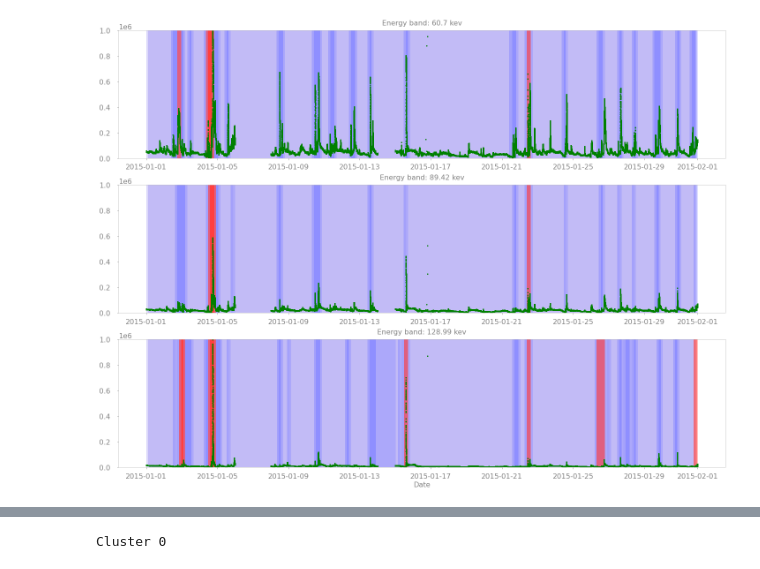
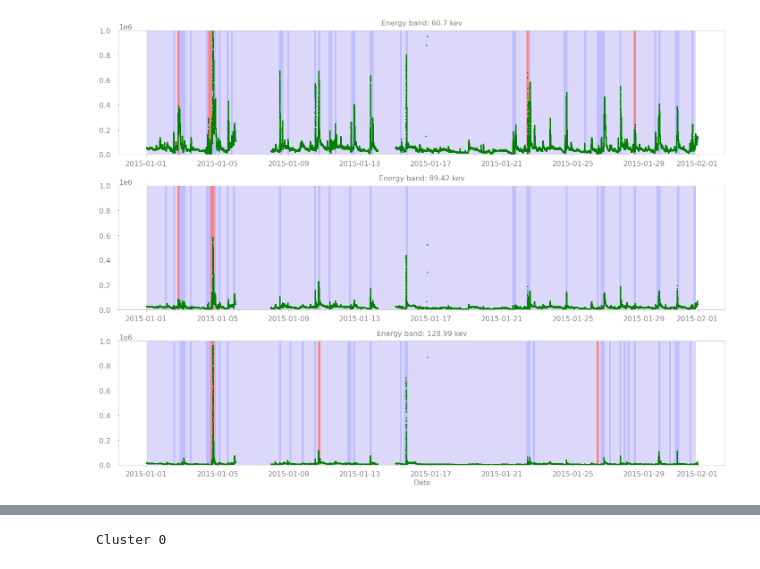
Before and after one commit to zeroknowledgediscovery/patternly, a Jupyter notebook: examples/Satellite_ts.ipynb, the cells around one changed output, grey strips where cells are left out. Cells and saved outputs as stored; diff of their text form; code cells hidden in the pictures.

```diff
--- a/examples/Satellite_ts.ipynb
+++ b/examples/Satellite_ts.ipynb
@@ -6,10 +6,12 @@ from sklearn.cluster import KMeans
 
 original = pd.read_csv("./01_2015_LANL-01A_SOPA_MPA.txt", low_memory=False).dropna(how="any", axis=0)
 # %%
+%%time
+
 START_COL = 0
 END_COL = 3
-WINDOW_SIZE = 2000
-OVERLAP = 1000
+WINDOW_SIZE = 1000
+OVERLAP = 0
 N_CLUSTERS = 2
 
 predictions = pd.DataFrame()
@@ -17,16 +19,12 @@ pipelines = []
 
 for i in range(START_COL, END_COL):
     data = original.iloc[:,i+1].replace(-1e+31, np.nan).dropna(how="all", axis=0)
-    seqs = pd.concat(
-        [data[
-            (j * WINDOW_SIZE - (j * OVERLAP)) : ((j + 1) * WINDOW_SIZE - (j * OVERLAP))
-        ].reset_index(drop=True) for j in range(int(data.shape[0] / (WINDOW_SIZE - OVERLAP)))],
-        axis=1
-    ).T
 
     kmeans = KMeans(n_clusters=N_CLUSTERS)
     pipelines.append(
-        AnomalyDetection(
+        StreamingDetection(
+            window_size=WINDOW_SIZE,
+            window_overlap=OVERLAP,
             anomaly_sensitivity=1,
             clustering_alg=kmeans,
             quantize_type="simple",
@@ -34,7 +32,7 @@ for i in range(START_COL, END_COL):
             verbose=False,
         )
     )
-    pipelines[i - START_COL].fit(seqs)
+    pipelines[i - START_COL].fit(data)
 
     predictions = pd.concat([predictions, pd.DataFrame(pipelines[i - START_COL].predict())], axis=1)
 
@@ -42,4 +43,6 @@ predictions.columns = range(predictions.shape[1])
 # %%
+%%time
+
 import matplotlib.pyplot as plt
 from datetime import datetime
 
@@ -63,40 +66,35 @@ for i in range(START_COL, END_COL):
     # highlight anomalies
     anoms = list(predictions[predictions[i - START_COL] == True].index)
     for index in anoms:
         beg = data["ts"].iloc[(index * WINDOW_SIZE) - (index * OVERLAP)]
         end = data["ts"].iloc[min(((index + 1) * WINDOW_SIZE) - (index * OVERLAP), data["ts"].shape[0] - 1)]
         plt.axvspan(beg, end, color='red', alpha=0.5, lw=0, zorder=1)
 
-    # rank clusters for highlighting
-    cluster_counts = [0 for j in range(N_CLUSTERS)]
-    for cluster in pipelines[i - START_COL].closest_match:
-        cluster_counts[cluster] += 1
-    cluster_rank = np.full(N_CLUSTERS, N_CLUSTERS - 1, dtype=int) - np.argsort(cluster_counts)
-
     # highlight non-anomalies by cluster
     colors = ["#7766ee", "blue", "darkgreen", "darkorange", 'cyan']
-    for index in predictions[i][predictions[i] == False].index:
+    non_anomalies = predictions[i - START_COL][predictions[i - START_COL] == False]
+    for index in non_anomalies.index:
         beg = data["ts"].iloc[(index * WINDOW_SIZE) - (index * OVERLAP)]
         end = data["ts"].iloc[min(((index + 1) * WINDOW_SIZE) - (index * OVERLAP), data["ts"].shape[0] - 1)]
-        color = colors[cluster_rank[pipelines[i-START_COL].closest_match[index]]]
+        color = colors[pipelines[i-START_COL].closest_match[index]]
         plt.axvspan(beg, end, color=color, alpha=0.25, lw=0, zorder=0)
 
     ax = plt.gca()
     plt.setp(ax.get_xticklabels(), fontsize=16, y=-.02)
     plt.setp(ax.get_yticklabels(), fontsize=16)
     ax.tick_params(axis='x', colors='.5')
     ax.tick_params(axis='y', colors='.5', pad=15)
     ax.yaxis.offsetText.set_fontsize(16)
     ax.spines['bottom'].set_color('.75')
     ax.spines['top'].set_color('.75')
     ax.spines['right'].set_color('.75')
     ax.spines['left'].set_color('.75')
     ax.set_title('Energy band: '+original.columns[i+1]+' kev', fontsize=16, y=1.02, color='.5')
     if i == END_COL-1:
         ax.set_xlabel('Date', fontsize=16, color='.5')
 
 
-plt.tight_layout()
+plt.tight_layout(pad=2)
 plt.show()
 # %% [output]
-[figure, old version]
+[figure, new version]
```
Also changed, not shown: parts of 3 cells of this notebook, 6 other files.
